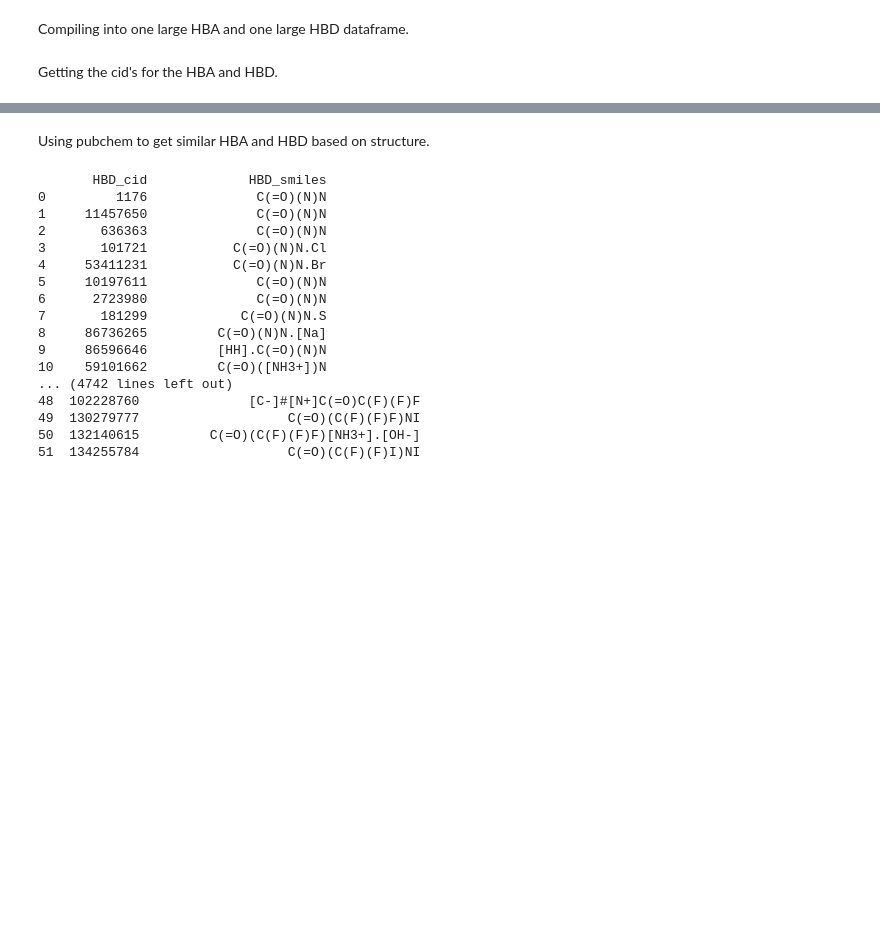
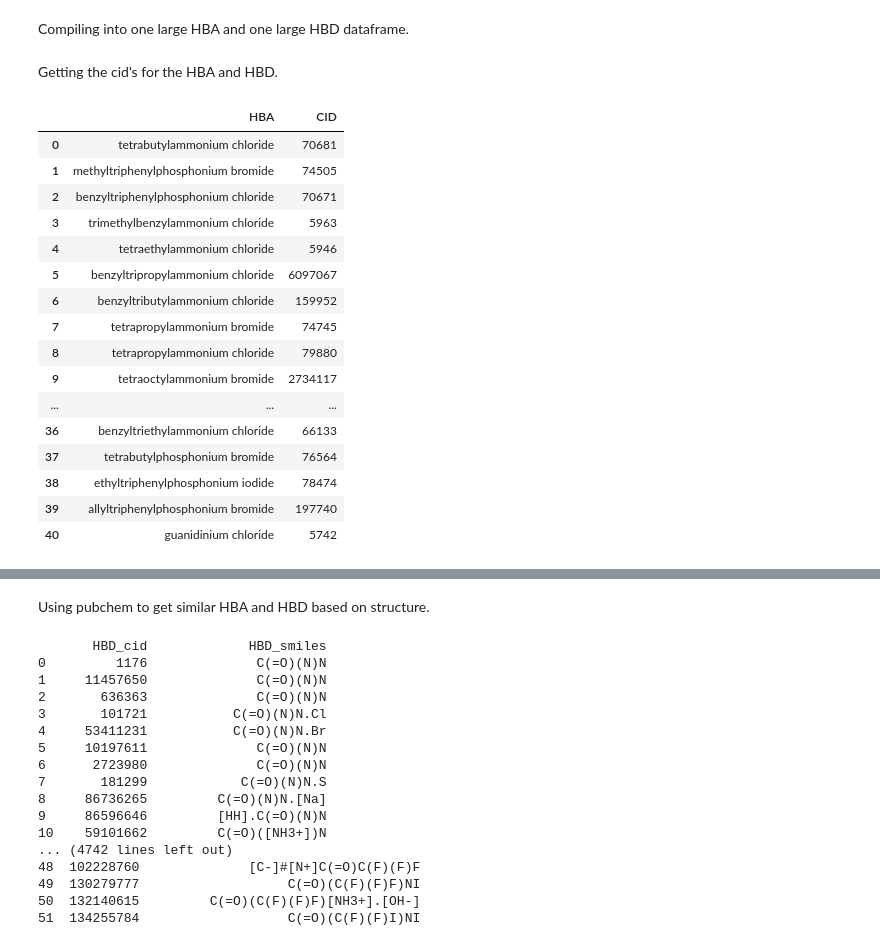
Before and after one commit to jrodguez/des-basis-set, a Jupyter notebook: scripts/pubchem/Compiling_similar_chemicals.ipynb, the cells around one changed output, grey strips where cells are left out. Saved outputs shown, nothing was run; the diff lists cells and outputs as text; code cells hidden in the pictures; blank space fills up the shorter version.

```diff
--- a/scripts/pubchem/Compiling_similar_chemicals.ipynb
+++ b/scripts/pubchem/Compiling_similar_chemicals.ipynb
@@ -126,3 +126,23 @@ Getting the cid's for the HBA and HBD.
 #cid's
 compiled_HBA = get_cid(compiled_HBA, 'HBA','CID')
 compiled_HBD = get_cid(compiled_HBD, 'HBD', 'CID')
+# %%
+compiled_HBA
+# %% [output]
+|  | HBA | CID |
+| 0 | tetrabutylammonium chloride | 70681 |
+| 1 | methyltriphenylphosphonium bromide | 74505 |
+| 2 | benzyltriphenylphosphonium chloride | 70671 |
+| 3 | trimethylbenzylammonium chloride | 5963 |
+| 4 | tetraethylammonium chloride | 5946 |
+| 5 | benzyltripropylammonium chloride | 6097067 |
+| 6 | benzyltributylammonium chloride | 159952 |
+| 7 | tetrapropylammonium bromide | 74745 |
+| 8 | tetrapropylammonium chloride | 79880 |
+| 9 | tetraoctylammonium bromide | 2734117 |
+| ... | ... | ... |
+| 36 | benzyltriethylammonium chloride | 66133 |
+| 37 | tetrabutylphosphonium bromide | 76564 |
+| 38 | ethyltriphenylphosphonium iodide | 78474 |
+| 39 | allyltriphenylphosphonium bromide | 197740 |
+| 40 | guanidinium chloride | 5742 |
```
Also changed, not shown: parts of 3 cells of this notebook, 6 other files.
